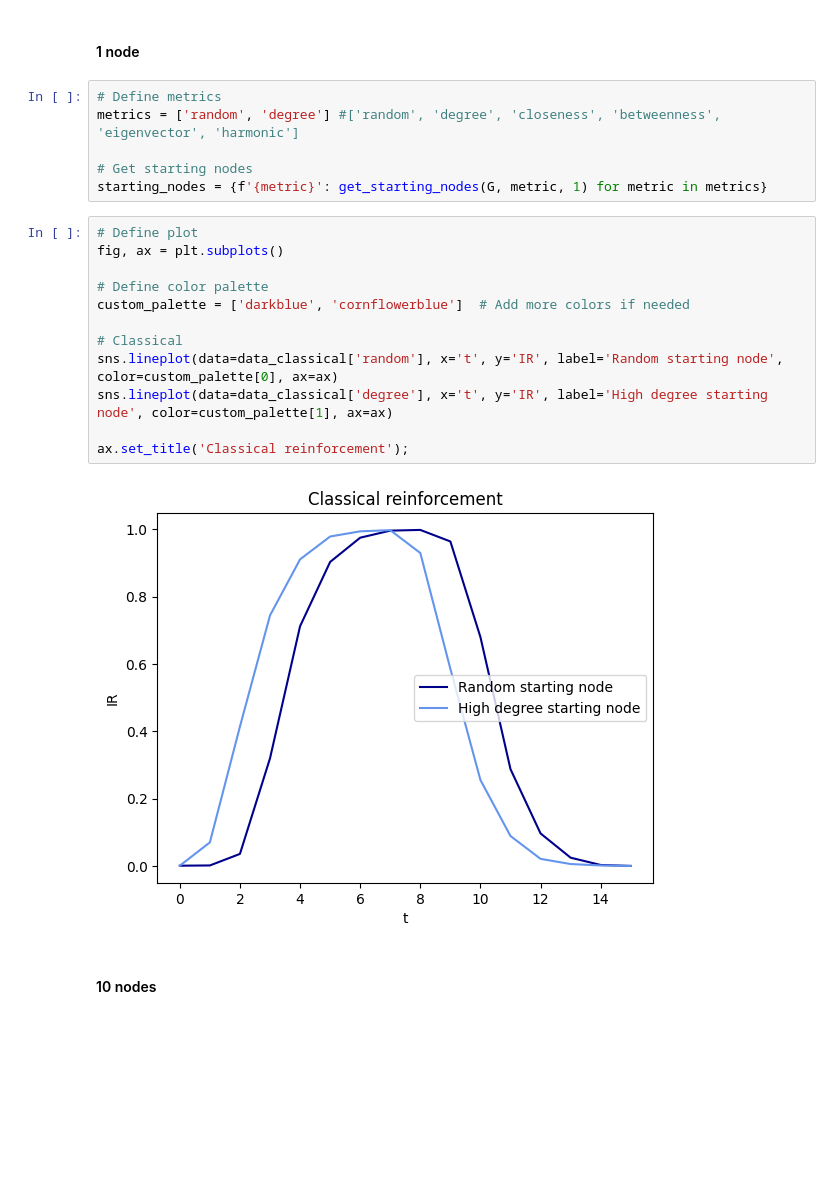
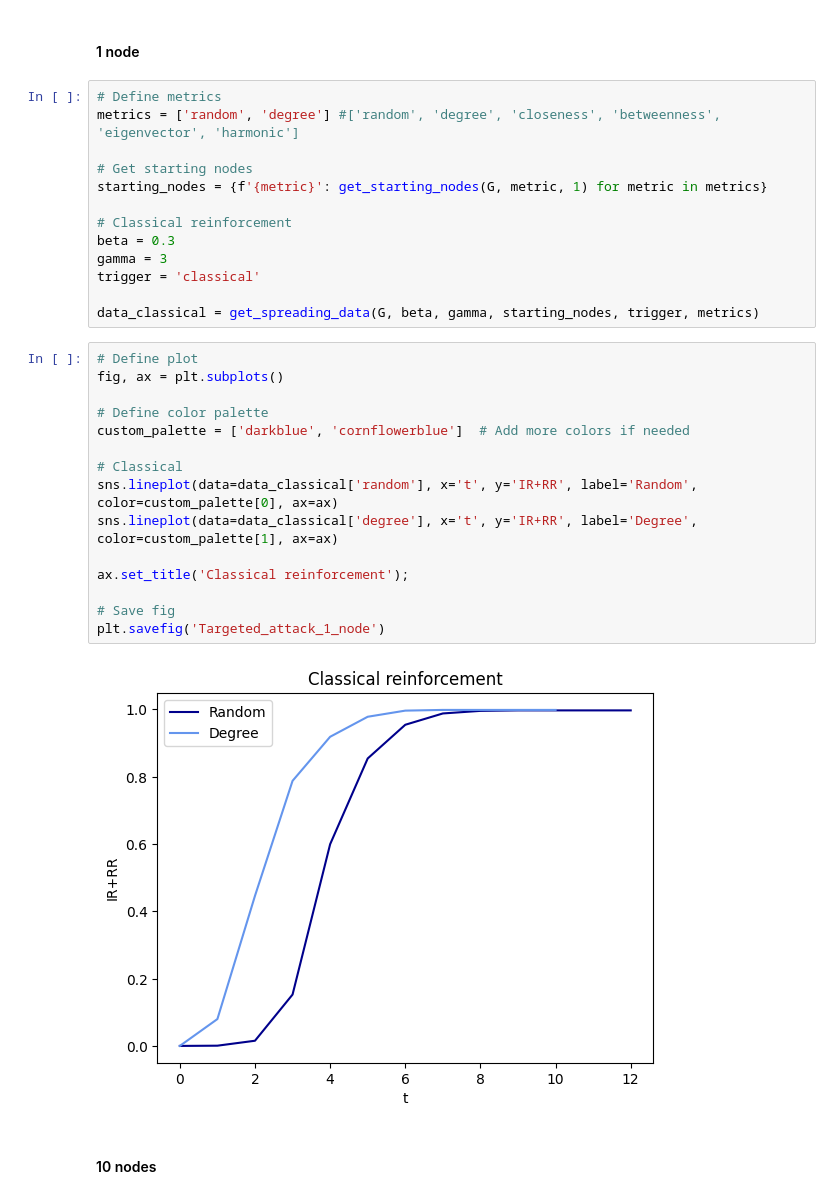
Before and after one commit to IdaUgilt/NA_project_facebook_friendships, a Jupyter notebook: indetify_key_employees.ipynb, the cells around one changed output. Drawn from its saved outputs; the diff is of its cells as text; blank space fills up the shorter version.

```diff
--- a/indetify_key_employees.ipynb
+++ b/indetify_key_employees.ipynb
@@ -173,20 +179,30 @@ metrics = ['random', 'degree'] #['random', 'degree', 'closeness', 'betweenness',
 
 # Get starting nodes
 starting_nodes = {f'{metric}': get_starting_nodes(G, metric, 1) for metric in metrics}
+
+# Classical reinforcement
+beta = 0.3
+gamma = 3
+trigger = 'classical'
+
+data_classical = get_spreading_data(G, beta, gamma, starting_nodes, trigger, metrics)
 # %%
 # Define plot
 fig, ax = plt.subplots()
 
 # Define color palette
 custom_palette = ['darkblue', 'cornflowerblue']  # Add more colors if needed
 
 # Classical
-sns.lineplot(data=data_classical['random'], x='t', y='IR', label='Random starting node', color=custom_palette[0], ax=ax)
-sns.lineplot(data=data_classical['degree'], x='t', y='IR', label='High degree starting node', color=custom_palette[1], ax=ax)
+sns.lineplot(data=data_classical['random'], x='t', y='IR+RR', label='Random', color=custom_palette[0], ax=ax)
+sns.lineplot(data=data_classical['degree'], x='t', y='IR+RR', label='Degree', color=custom_palette[1], ax=ax)
 
 ax.set_title('Classical reinforcement');
+
+# Save fig
+plt.savefig('Targeted_attack_1_node')
 # %% [output]
-[figure, old version]
+[figure, new version]
 # %% [markdown]
 #### 10 nodes
 # %%
```
Also changed, not shown: parts of 4 cells of this notebook.
